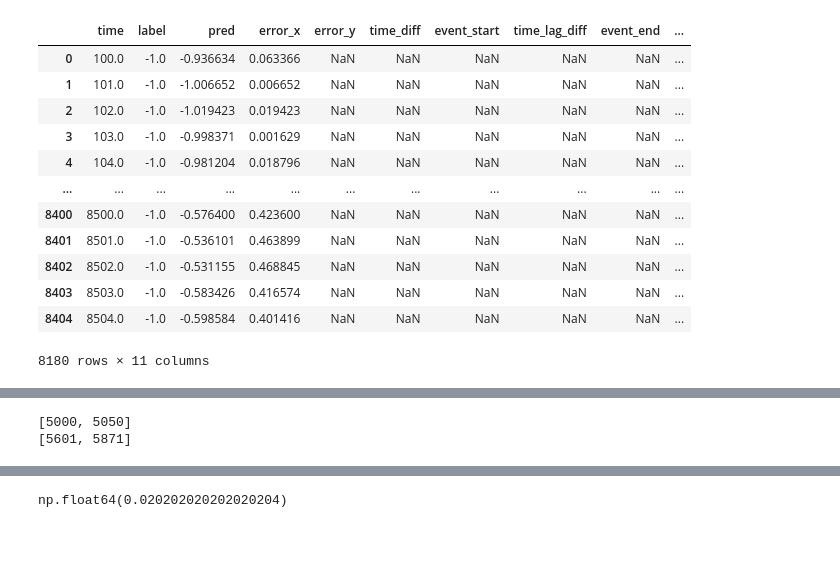
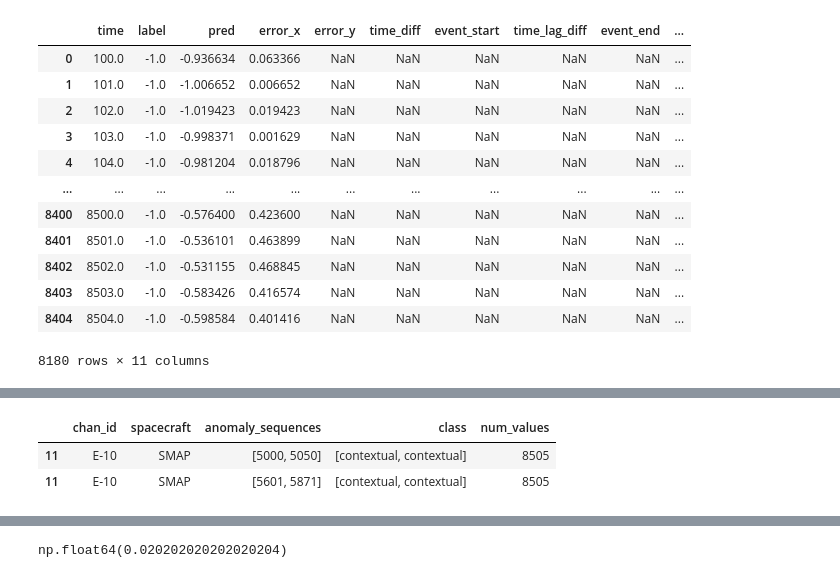
Before and after one commit to shelleygoel/THOC-Pytorch, a Jupyter notebook: khund_non_parametric.ipynb, the cells around one changed output, grey strips where cells are left out. Drawn from its saved outputs; the diff is of its cells as text; code cells hidden in the pictures; blank space fills up the shorter version.

```diff
--- a/khund_non_parametric.ipynb
+++ b/khund_non_parametric.ipynb
@@ -579,7 +572,7 @@ unique_events
 # %%
 ch_anomalies = labeled_anomalies_exploded[labeled_anomalies_exploded["chan_id"] == "E-10"]
-for true_positive_seq in ch_anomalies["anomaly_sequences"].values:
-    print(true_positive_seq)
+ch_anomalies
 # %% [output]
-[5000, 5050]
-[5601, 5871]
+|  | chan_id | spacecraft | anomaly_sequences | class | num_values |
+| 11 | E-10 | SMAP | [5000, 5050] | [contextual, contextual] | 8505 |
+| 11 | E-10 | SMAP | [5601, 5871] | [contextual, contextual] | 8505 |
```
Also changed, not shown: parts of 22 cells of this notebook.
